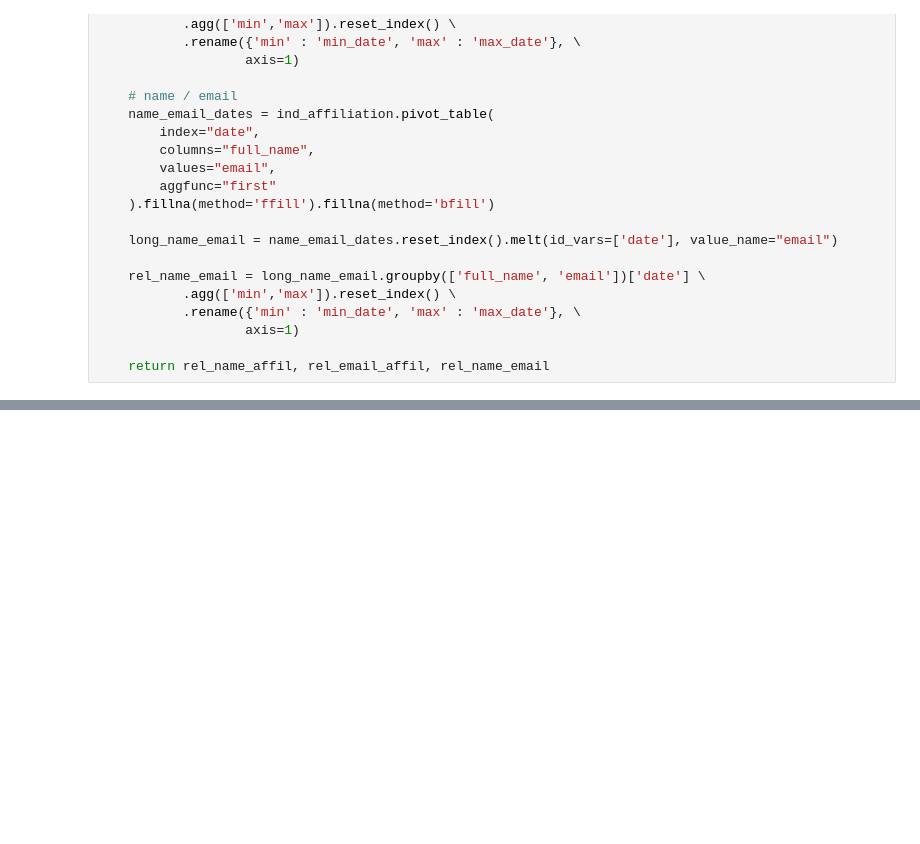
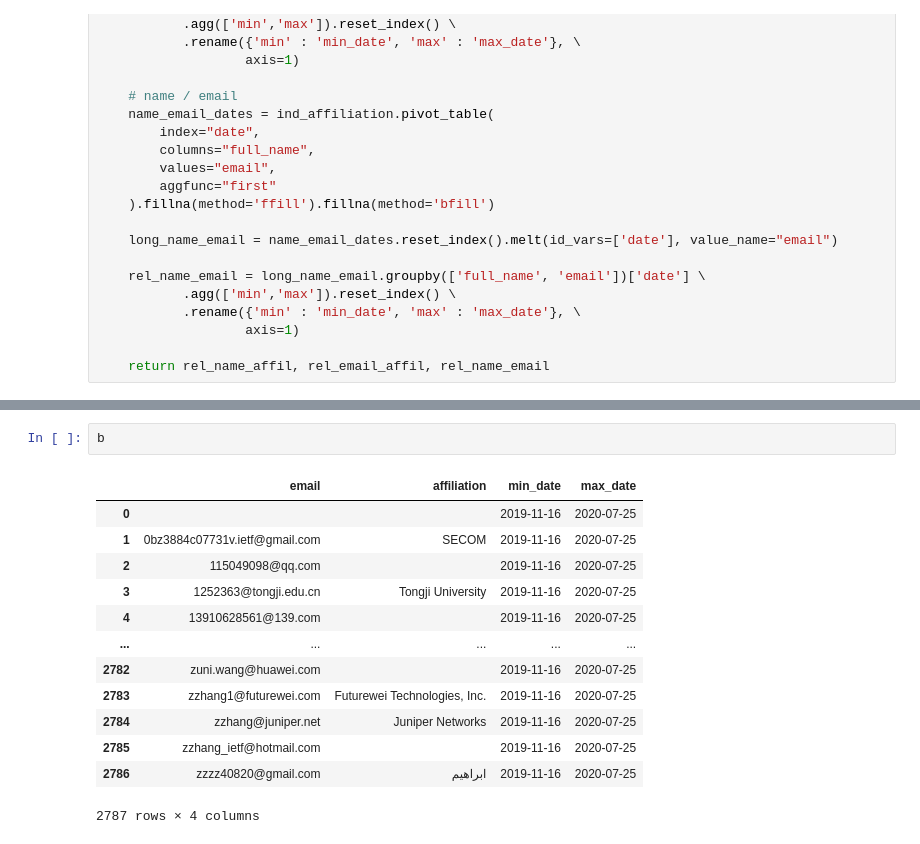
Before and after one commit to datactive/bigbang, a Jupyter notebook: examples/attendance/Extracting Org-Domain and Person-Org-Duration Information From Attendance Data.ipynb, the cells around one changed output, grey strips where cells are left out. Cells and saved outputs as stored; diff of their text form; blank space fills up the shorter version.

```diff
--- a/examples/attendance/Extracting Org-Domain and Person-Org-Duration Information From Attendance Data.ipynb
+++ b/examples/attendance/Extracting Org-Domain and Person-Org-Duration Information From Attendance Data.ipynb
@@ -383,0 +383,16 @@ INFO:ietfdata:db requests: 0
+# %%
+b
+# %% [output]
+|  | email | affiliation | min_date | max_date |
+| 0 |  |  | 2019-11-16 | 2020-07-25 |
+| 1 | 0bz3884c07731v.ietf@gmail.com | SECOM | 2019-11-16 | 2020-07-25 |
+| 2 | 115049098@qq.com |  | 2019-11-16 | 2020-07-25 |
+| 3 | 1252363@tongji.edu.cn | Tongji University | 2019-11-16 | 2020-07-25 |
+| 4 | 13910628561@139.com |  | 2019-11-16 | 2020-07-25 |
+| ... | ... | ... | ... | ... |
+| 2782 | zuni.wang@huawei.com |  | 2019-11-16 | 2020-07-25 |
+| 2783 | zzhang1@futurewei.com | Futurewei Technologies, Inc. | 2019-11-16 | 2020-07-25 |
+| 2784 | zzhang@juniper.net | Juniper Networks | 2019-11-16 | 2020-07-25 |
+| 2785 | zzhang_ietf@hotmail.com |  | 2019-11-16 | 2020-07-25 |
+| 2786 | zzzz40820@gmail.com | ابراهيم | 2019-11-16 | 2020-07-25 |
+2787 rows × 4 columns
```
Also changed, not shown: parts of 4 cells of this notebook.
